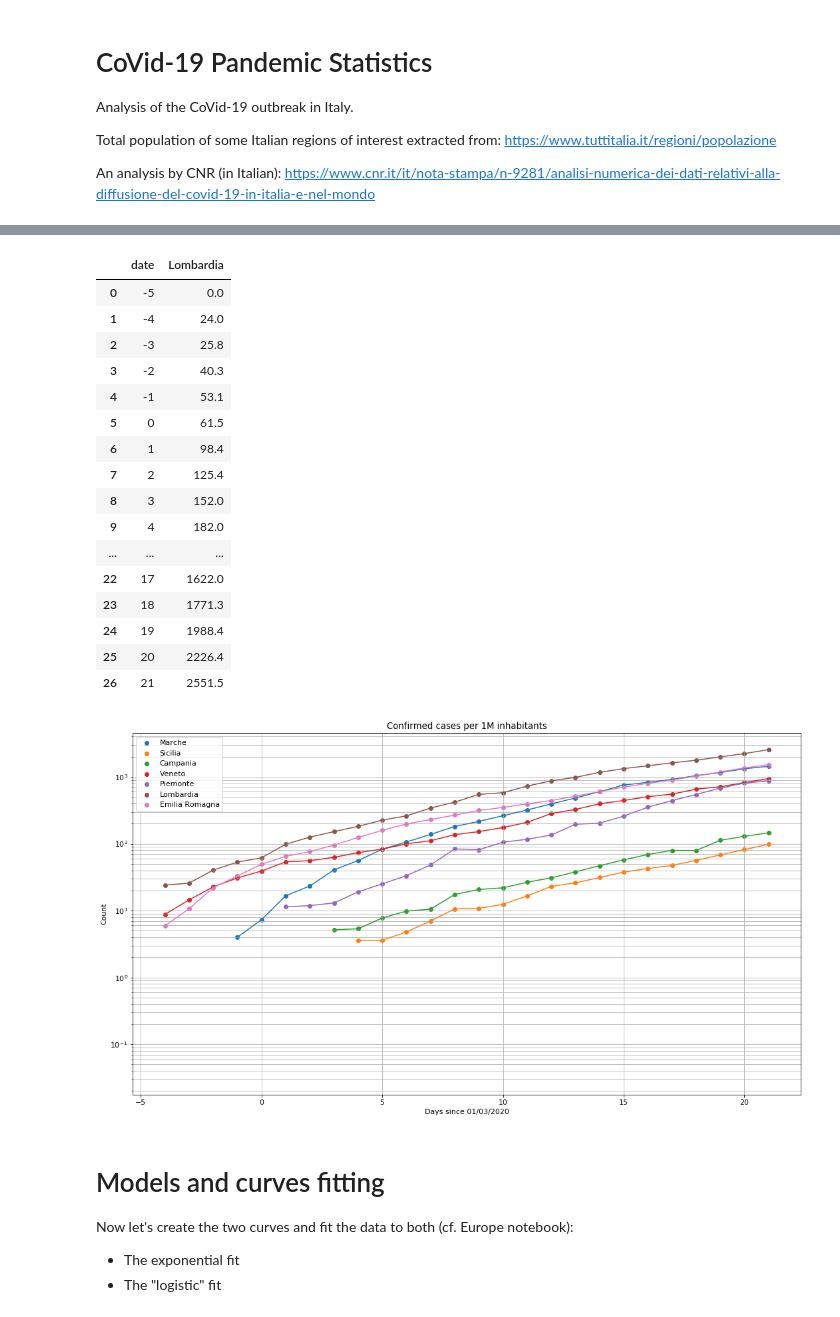
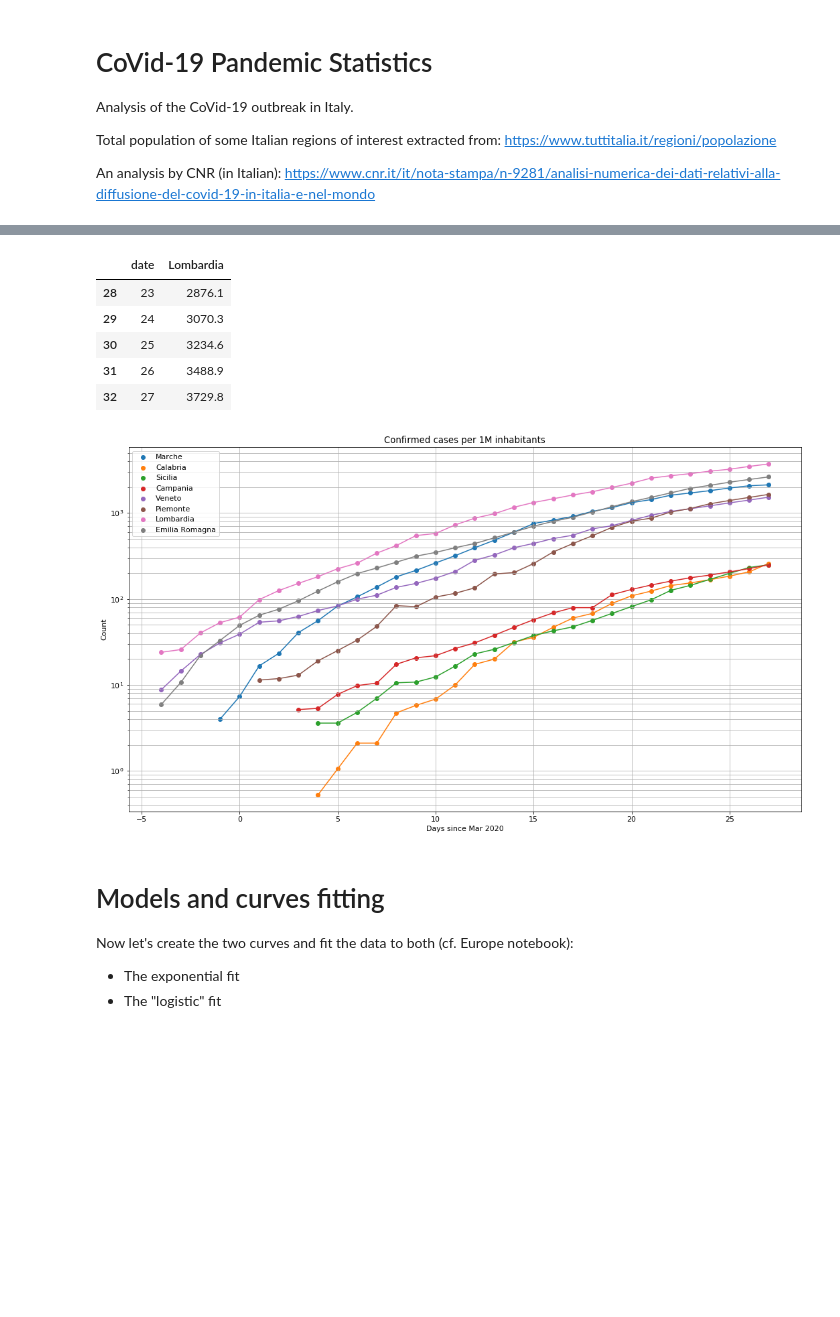
Before and after one commit to glpatcern/inotebooks, a Jupyter notebook: ITP/BigDataCovidSmartLecture/CoVid-19 in Italy.ipynb, the cells around one changed output, grey strips where cells are left out. Cells and saved outputs as stored; diff of their text form; code cells hidden in the pictures; blank space fills up the shorter version.

```diff
--- a/ITP/BigDataCovidSmartLecture/CoVid-19 in Italy.ipynb
+++ b/ITP/BigDataCovidSmartLecture/CoVid-19 in Italy.ipynb
@@ -25,6 +25,7 @@ pop['Piemonte'] = 4.3
 pop['Marche'] = 1.5
 pop['Sicilia'] = 5
 pop['Campania'] = 5.8
+pop['Calabria'] = 1.9
 # %%
 # This is the Github repo with the Italian detailed data
 url = 'https://raw.githubusercontent.com/pcm-dpc/COVID-19/master/dati-province/dpc-covid19-ita-province.csv'
@@ -63,40 +53,29 @@ df.describe()
 # %%
 ### Some data manipulation. Refer to https://www.shanelynn.ie/summarising-aggregation-and-grouping-data-in-python-pandas
 
 regdf = {}
 for r in pop:
   # sum over all provinces for a given date ('data')
   # + rename data -> date, totale_casi -> region name
   regdf[r] = df[df['denominazione_regione'] == r].groupby('data')[['totale_casi']].sum() \
              .reset_index() \
              .rename(columns={'data': 'date', 'totale_casi': r})
 
   # convert date format to days since Feb 29th
   regdf[r]['date'] = regdf[r]['date'].map(lambda d : \
-        (datetime.strptime(d, '%Y-%m-%d %H:%M:%S') - datetime.strptime('2020-02-29','%Y-%m-%d')).days)
+        (datetime.strptime(d, '%Y-%m-%dT%H:%M:%S') - datetime.strptime('2020-02-29','%Y-%m-%d')).days)
 
   # convert #cases to cases per 1M inhabitants
   regdf[r][r] /= pop[r]
 
-regdf['Lombardia']
+regdf['Lombardia'].tail()
 # %% [output]
 |  | date | Lombardia |
-| 0 | -5 | 0.0 |
-| 1 | -4 | 24.0 |
-| 2 | -3 | 25.8 |
-| 3 | -2 | 40.3 |
-| 4 | -1 | 53.1 |
-| 5 | 0 | 61.5 |
-| 6 | 1 | 98.4 |
-| 7 | 2 | 125.4 |
-| 8 | 3 | 152.0 |
-| 9 | 4 | 182.0 |
-| ... | ... | ... |
-| 22 | 17 | 1622.0 |
-| 23 | 18 | 1771.3 |
-| 24 | 19 | 1988.4 |
-| 25 | 20 | 2226.4 |
-| 26 | 21 | 2551.5 |
+| 28 | 23 | 2876.1 |
+| 29 | 24 | 3070.3 |
+| 30 | 25 | 3234.6 |
+| 31 | 26 | 3488.9 |
+| 32 | 27 | 3729.8 |
 # %%
 plt.rcParams['figure.figsize'] = [18, 10]
 plt.rc('font', size=11)
@@ -113,13 +92,13 @@ for r in pop:
 
 plt.legend()
 plt.title("Confirmed cases per 1M inhabitants")
-plt.xlabel("Days since 01/03/2020")
+plt.xlabel("Days since Mar 2020")
 plt.ylabel("Count")
 plt.yscale('log')
 plt.grid(which='both')
 plt.show()
 # %% [output]
-[figure, old version]
+[figure, new version]
 # %% [markdown]
 # Models and curves fitting
 
```
Also changed, not shown: parts of 7 cells of this notebook.
